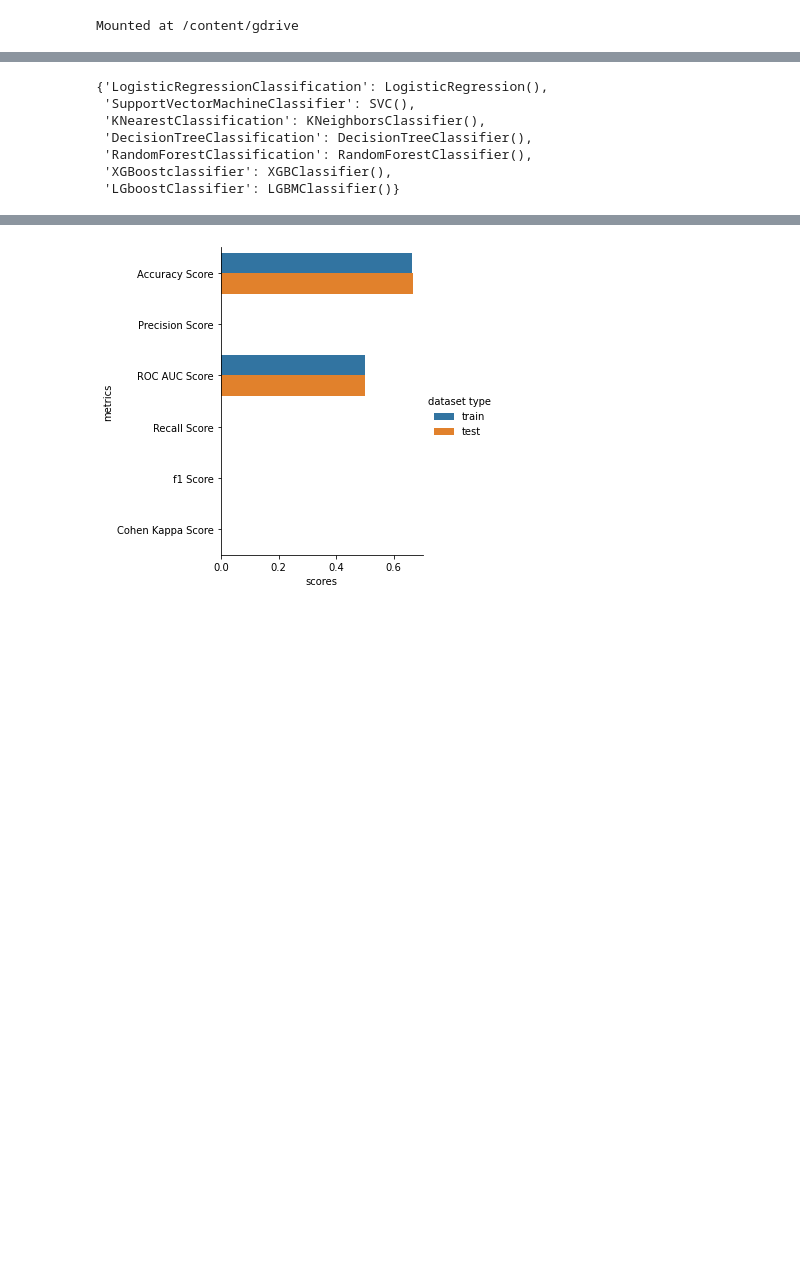
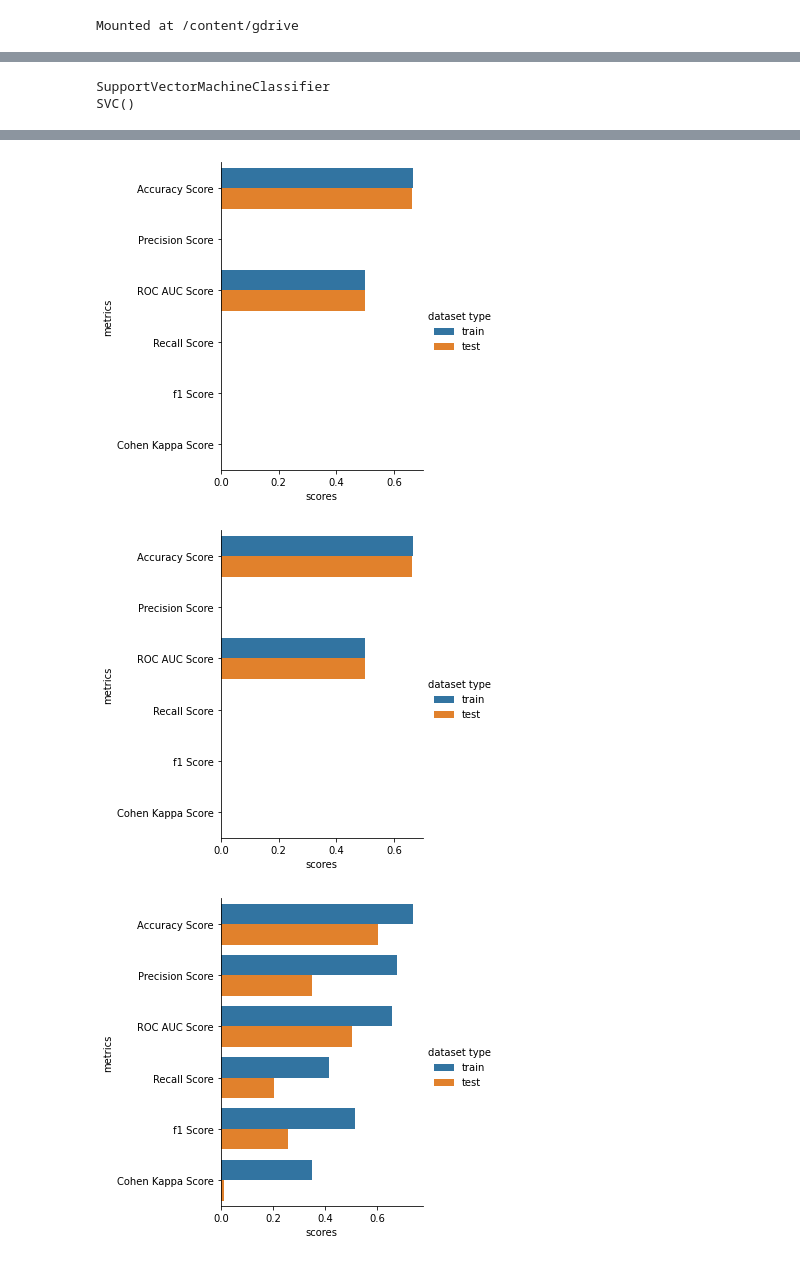
Before and after one commit to agarwalsourabh55/Generalised_MODELLING, a Jupyter notebook: allmlmodels.ipynb, the cells around one changed output, grey strips where cells are left out. Drawn from its saved outputs; the diff is of its cells as text; code cells hidden in the pictures; blank space fills up the shorter version.

```diff
--- a/allmlmodels.ipynb
+++ b/allmlmodels.ipynb
@@ -31,4 +20,16 @@ import seaborn as sns
 # %%
+from sklearn.linear_model import LogisticRegression
+from sklearn.svm import SVC
+from sklearn.neighbors import KNeighborsClassifier
+from sklearn.tree import DecisionTreeClassifier
+from sklearn.ensemble import RandomForestClassifier
+from xgboost import XGBClassifier
+import lightgbm as lgb
+from sklearn.metrics import accuracy_score, roc_auc_score, precision_score, recall_score, f1_score, cohen_kappa_score, confusion_matrix
+import matplotlib.pyplot as plt
+import seaborn as sns
+
+
 class CLASSIFICATION_MODELS:
   def __init__(self,X_train,X_test,y_train,y_test):
     self.X_train = X_train
@@ -51,6 +52,11 @@ class CLASSIFICATION_MODELS:
 
     test_precision = precision_score(self.y_test, prediction_test)
     train_precision = precision_score(self.y_train,prediction_train)
+
+    test_conf = confusion_matrix(y_true=self.y_test, y_pred=prediction_test)
+    train_conf = confusion_matrix(y_true=self.y_train, y_pred=prediction_train)
+
+    print(test_conf)
 
     test_roc = roc_auc_score(self.y_test, prediction_test)
     train_roc = roc_auc_score(self.y_train,prediction_train)
@@ -76,7 +82,8 @@ class CLASSIFICATION_MODELS:
                               "train","test",
                               "train","test",
                               "train","test",
-                              "train","test"],
+                              "train","test",
+                              ],
               "scores":[train_accuracy,test_accuracy,
                         train_precision,test_precision,
                         train_roc,test_roc,
@@ -96,7 +103,6 @@ class CLASSIFICATION_MODELS:
       prediction_train = val.predict(self.X_train)
       self.calculating_all_metrics(prediction_test,
                                    prediction_train)
-      break
 
   def modellingwithaccuracy(self):
     logistic_model = self.logistic_regression_base()
@@ -171,10 +179,5 @@ LogisticRegression()
 9            f1 Score         test  0.000000
 10  Cohen Kappa Score        train  0.000000
 11  Cohen Kappa Score         test  0.000000
-{'LogisticRegressionClassification': LogisticRegression(),
- 'SupportVectorMachineClassifier': SVC(),
- 'KNearestClassification': KNeighborsClassifier(),
- 'DecisionTreeClassification': DecisionTreeClassifier(),
- 'RandomForestClassification': RandomForestClassifier(),
- 'XGBoostclassifier': XGBClassifier(),
- 'LGboostClassifier': LGBMClassifier()}
+SupportVectorMachineClassifier
+SVC()
@@ -181 +208,3 @@ LogisticRegression()
 [figure]
+[figure, added]
+[figure, added]
```
Also changed, not shown: parts of 3 cells of this notebook.
